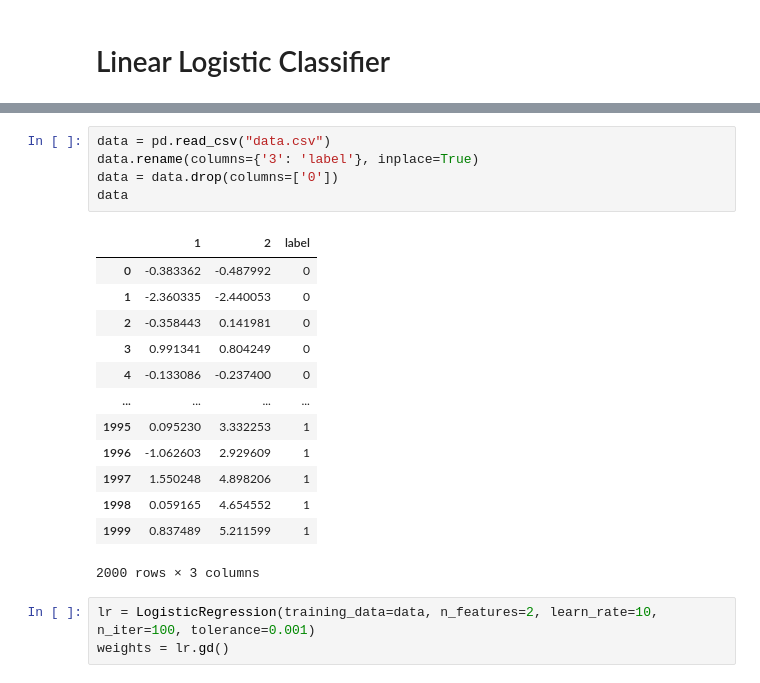
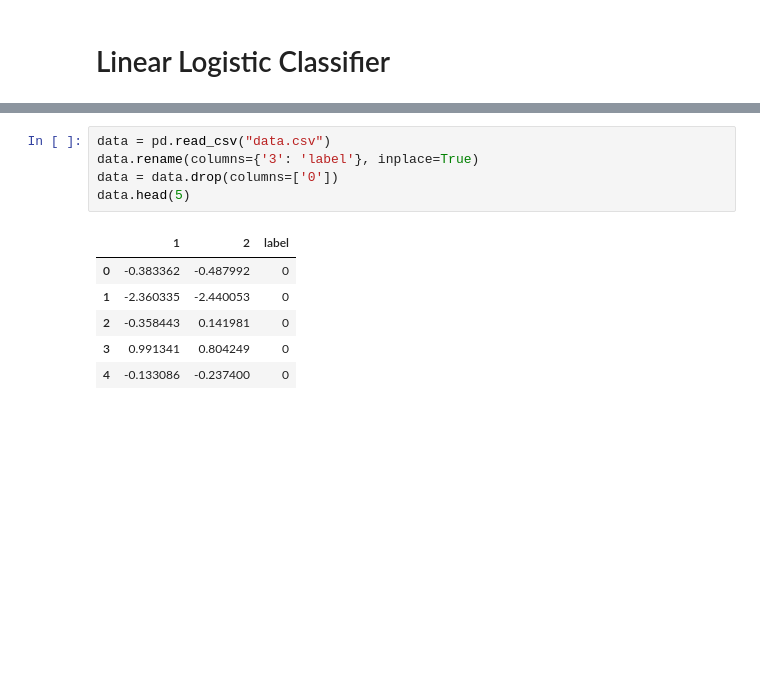
Before and after one commit to Avril-Cui/logistic-regression, a Jupyter notebook: logistic_regression.ipynb, the cells around one changed output, grey strips where cells are left out. Drawn from its saved outputs; the diff is of its cells as text; blank space fills up the shorter version.

```diff
--- a/logistic_regression.ipynb
+++ b/logistic_regression.ipynb
@@ -67,23 +66,13 @@ class LogisticRegression:
 # %%
 data = pd.read_csv("data.csv")
 data.rename(columns={'3': 'label'}, inplace=True)
 data = data.drop(columns=['0'])
-data
+data.head(5)
 # %% [output]
 |  | 1 | 2 | label |
 | 0 | -0.383362 | -0.487992 | 0 |
 | 1 | -2.360335 | -2.440053 | 0 |
 | 2 | -0.358443 | 0.141981 | 0 |
 | 3 | 0.991341 | 0.804249 | 0 |
 | 4 | -0.133086 | -0.237400 | 0 |
-| ... | ... | ... | ... |
-| 1995 | 0.095230 | 3.332253 | 1 |
-| 1996 | -1.062603 | 2.929609 | 1 |
-| 1997 | 1.550248 | 4.898206 | 1 |
-| 1998 | 0.059165 | 4.654552 | 1 |
-| 1999 | 0.837489 | 5.211599 | 1 |
-2000 rows × 3 columns
-# %%
-lr = LogisticRegression(training_data=data, n_features=2, learn_rate=10, n_iter=100, tolerance=0.001)
-weights = lr.gd()
 # %%
```
Also changed, not shown: parts of 6 cells of this notebook.
